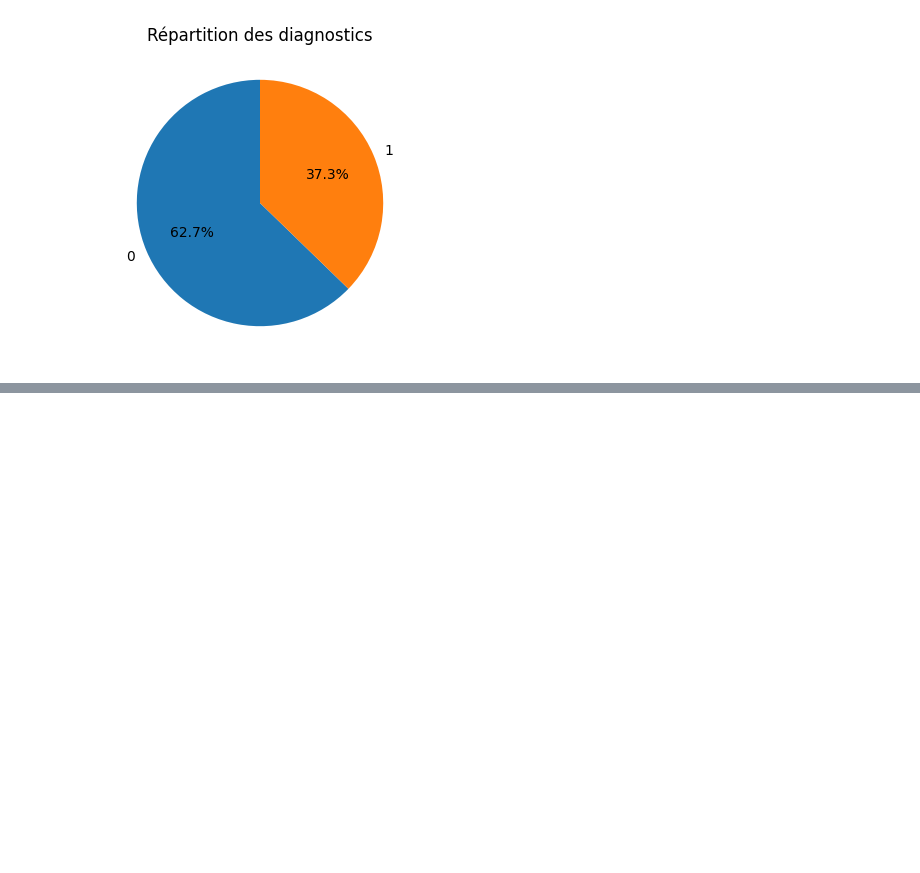
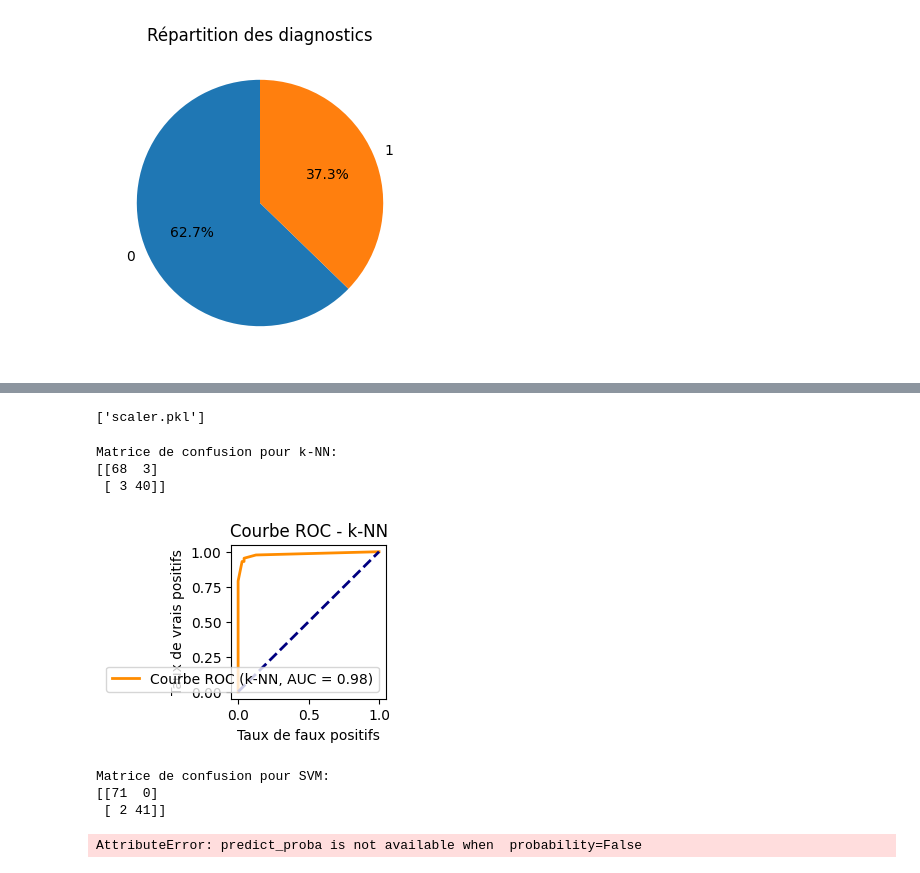
Before and after one commit to AsmaeKarmouchi/Breast_cancer_prediction, a Jupyter notebook: breast-cancer.ipynb, the cells around one changed output, grey strips where cells are left out. Saved outputs shown, nothing was run; the diff lists cells and outputs as text; code cells hidden in the pictures; blank space fills up the shorter version.

```diff
--- a/breast-cancer.ipynb
+++ b/breast-cancer.ipynb
@@ -183,5 +197,5 @@ plt.show()
 # %%
-from sklearn.externals import joblib
+import joblib
 
 # Après avoir entraîné le modèle SVM
 svm = SVC()
@@ -189,3 +203,42 @@ svm.fit(X_train, y_train)
 
 # Sauvegarder le modèle dans un fichier
 joblib.dump(svm, 'svm_model.pkl')
+joblib.dump(scaler, 'scaler.pkl')
+# %% [output]
+['scaler.pkl']
+# %%
+from sklearn.metrics import confusion_matrix, roc_curve, auc
+
+# ...
+
+# Mesurer et afficher la matrice de confusion pour chaque algorithme
+algorithms = [knn, svm,  logistic_reg, naive_bayes]
+algorithm_names = ['k-NN', 'SVM',  'Régression Logistique', 'Naïve Bayes']
+
+for algo, name in zip(algorithms, algorithm_names):
+    predictions = algo.predict(X_test)
+    cm = confusion_matrix(y_test, predictions)
+    print(f"\nMatrice de confusion pour {name}:\n{cm}")
+
+    # Afficher la courbe ROC et calculer l'AUC
+    fpr, tpr, thresholds = roc_curve(y_test, algo.predict_proba(X_test)[:, 1])
+    roc_auc = auc(fpr, tpr)
+
+    # Tracer la courbe ROC
+    plt.figure(figsize=(2, 2))
+    plt.plot(fpr, tpr, color='darkorange', lw=2, label=f'Courbe ROC ({name}, AUC = {roc_auc:.2f})')
+    plt.plot([0, 1], [0, 1], color='navy', lw=2, linestyle='--')
+    plt.xlabel('Taux de faux positifs')
+    plt.ylabel('Taux de vrais positifs')
+    plt.title(f'Courbe ROC - {name}')
+    plt.legend(loc="lower right")
+    plt.show()
+# %% [output]
+Matrice de confusion pour k-NN:
+[[68  3]
+ [ 3 40]]
+[figure, added]
+Matrice de confusion pour SVM:
+[[71  0]
+ [ 2 41]]
+AttributeError: predict_proba is not available when  probability=False
```
Also changed, not shown: parts of 14 cells of this notebook, 10 other files.
